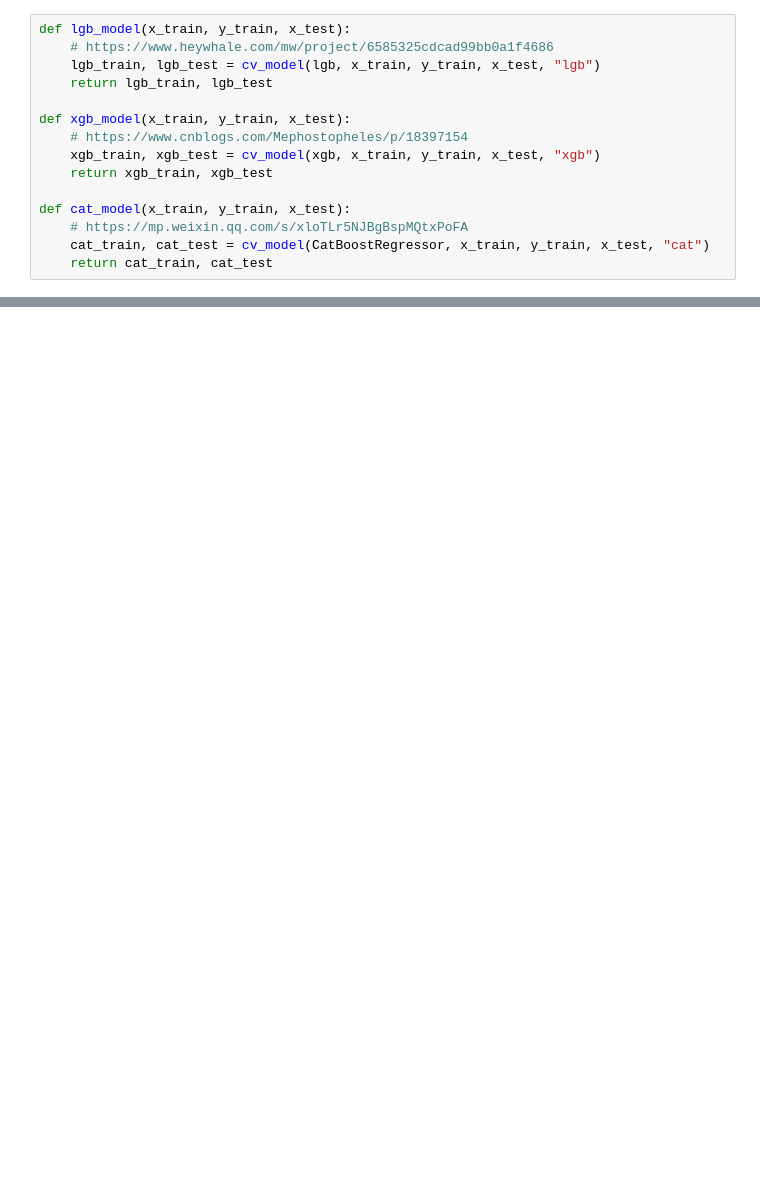
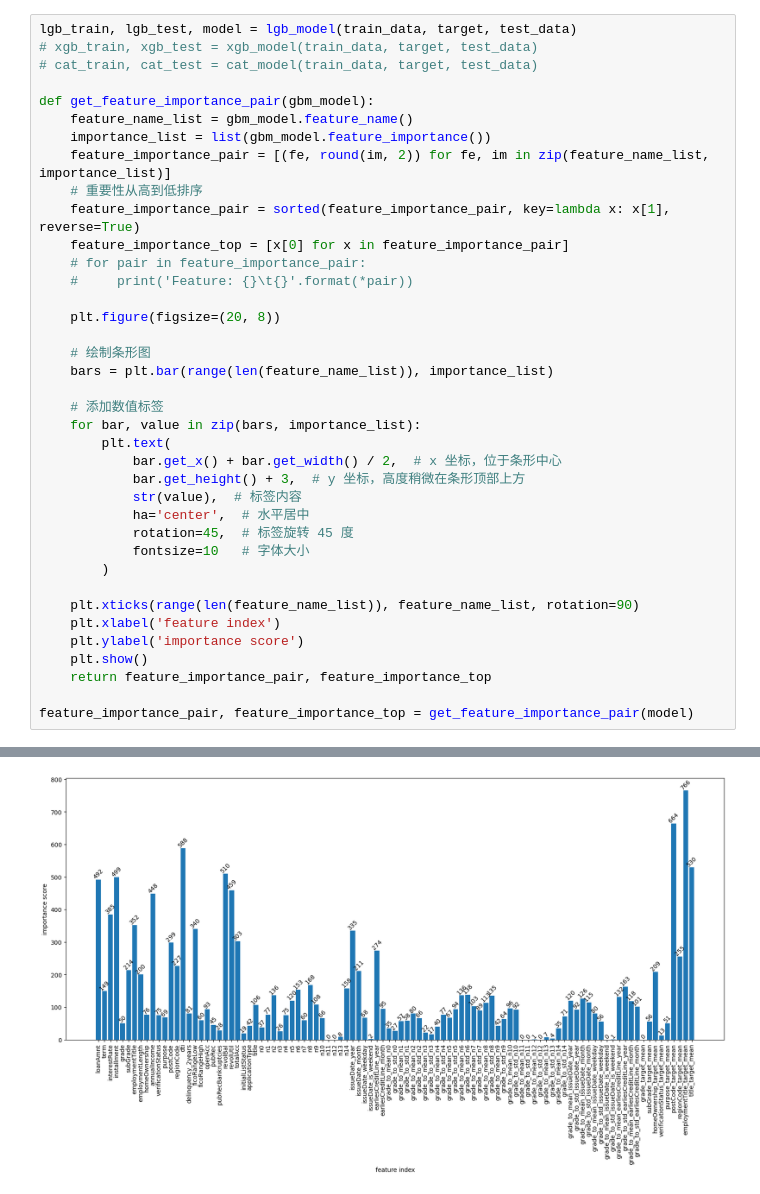
Before and after one commit to zhiqiang00/game, a Jupyter notebook: 金融风险预测赛/train_gbm.ipynb, the cells around one changed output, grey strips where cells are left out. Drawn from its saved outputs; the diff is of its cells as text; blank space fills up the shorter version.

```diff
--- a/金融风险预测赛/train_gbm.ipynb
+++ b/金融风险预测赛/train_gbm.ipynb
@@ -195,15 +75,39 @@ def cv_model(clf, train_x, train_y, test_x, clf_name):
-# %%
-def lgb_model(x_train, y_train, x_test):
-    # https://www.heywhale.com/mw/project/6585325cdcad99bb0a1f4686
-    lgb_train, lgb_test = cv_model(lgb, x_train, y_train, x_test, "lgb")
-    return lgb_train, lgb_test
-
-def xgb_model(x_train, y_train, x_test):
-    # https://www.cnblogs.com/Mephostopheles/p/18397154
-    xgb_train, xgb_test = cv_model(xgb, x_train, y_train, x_test, "xgb")
-    return xgb_train, xgb_test
-
-def cat_model(x_train, y_train, x_test):
-    # https://mp.weixin.qq.com/s/xloTLr5NJBgBspMQtxPoFA
-    cat_train, cat_test = cv_model(CatBoostRegressor, x_train, y_train, x_test, "cat")
-    return cat_train, cat_test
+# %%
+lgb_train, lgb_test, model = lgb_model(train_data, target, test_data)
+# xgb_train, xgb_test = xgb_model(train_data, target, test_data)
+# cat_train, cat_test = cat_model(train_data, target, test_data)
+
+def get_feature_importance_pair(gbm_model):
+    feature_name_list = gbm_model.feature_name()
+    importance_list = list(gbm_model.feature_importance())
+    feature_importance_pair = [(fe, round(im, 2)) for fe, im in zip(feature_name_list, importance_list)]
+    # 重要性从高到低排序
+    feature_importance_pair = sorted(feature_importance_pair, key=lambda x: x[1], reverse=True)
+    feature_importance_top = [x[0] for x in feature_importance_pair]
+    # for pair in feature_importance_pair:
+    #     print('Feature: {}\t{}'.format(*pair))
+
+    plt.figure(figsize=(20, 8))
+
+    # 绘制条形图
+    bars = plt.bar(range(len(feature_name_list)), importance_list)
+
+    # 添加数值标签
+    for bar, value in zip(bars, importance_list):
+        plt.text(
+            bar.get_x() + bar.get_width() / 2,  # x 坐标，位于条形中心
+            bar.get_height() + 3,  # y 坐标，高度稍微在条形顶部上方
+            str(value),  # 标签内容
+            ha='center',  # 水平居中
+            rotation=45,  # 标签旋转 45 度
+            fontsize=10   # 字体大小
+        )
+
+    plt.xticks(range(len(feature_name_list)), feature_name_list, rotation=90)
+    plt.xlabel('feature index')
+    plt.ylabel('importance score')
+    plt.show()
+    return feature_importance_pair, feature_importance_top
+
+feature_importance_pair, feature_importance_top = get_feature_importance_pair(model)
+# %% [output]
@@ -209,0 +131 @@ def cat_model(x_train, y_train, x_test):
+[figure, added]
```
Also changed, not shown: parts of 14 cells of this notebook, 10 other files.
